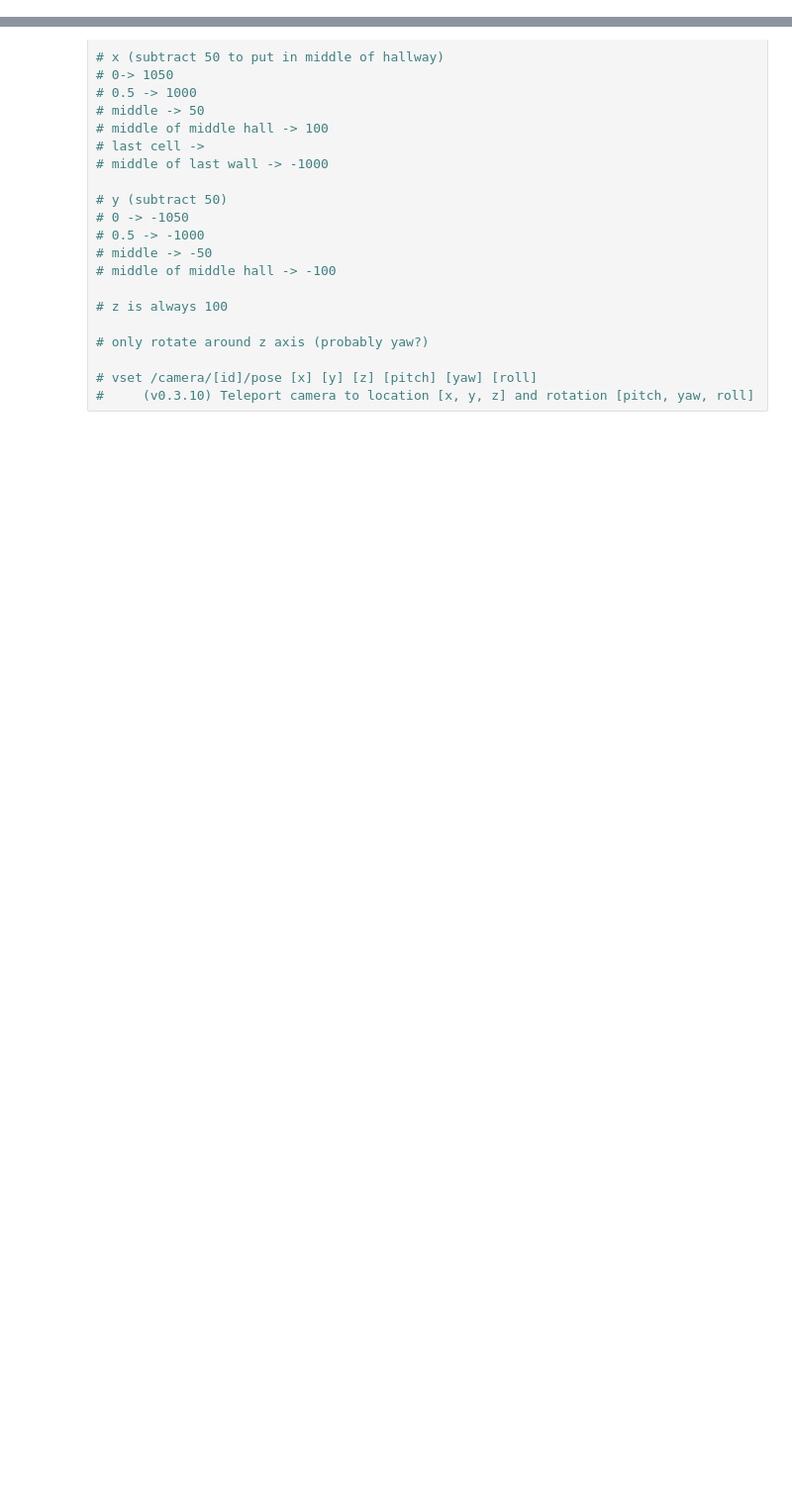
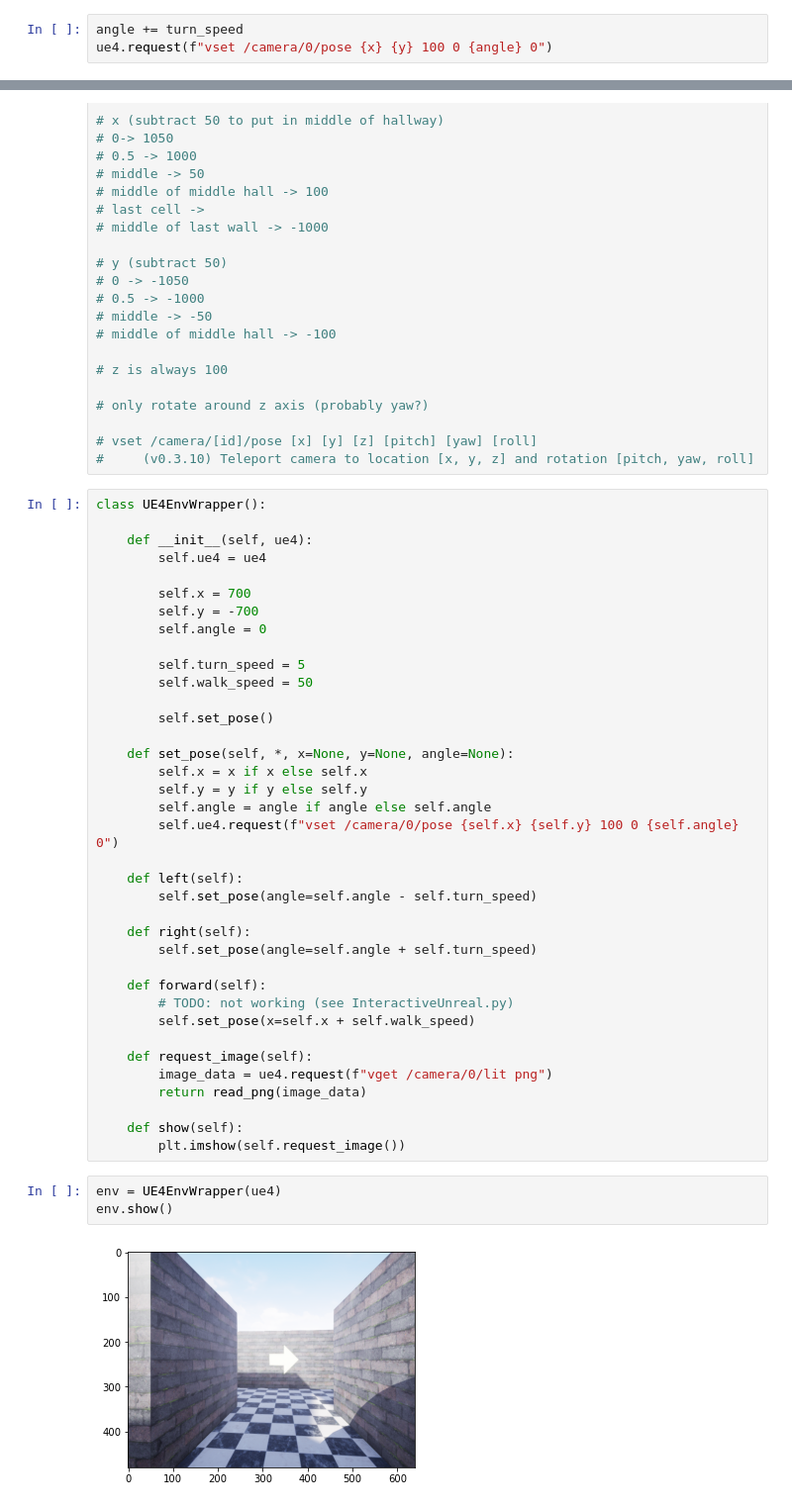
Before and after one commit to anthonyjclark/raycasting-simulation, a Jupyter notebook: UnrealScripts/UnrealCVTest.ipynb, the cells around one changed output, grey strips where cells are left out. Shown at 99% size. Drawn from its saved outputs; the diff is of its cells as text; blank space fills up the shorter version.

Commit message:
Added working unrealcv example.

```diff
--- a/UnrealScripts/UnrealCVTest.ipynb
+++ b/UnrealScripts/UnrealCVTest.ipynb
@@ -25,0 +79,3 @@ ERROR:__init__:336:Can not receive a response from server, timeout after 5.00 se
+# %%
+angle += turn_speed
+ue4.request(f"vset /camera/0/pose {x} {y} 100 0 {angle} 0")
@@ -50,3 +108,45 @@ ERROR:__init__:336:Can not receive a response from server, timeout after 5.00 se
 
 # vset /camera/[id]/pose [x] [y] [z] [pitch] [yaw] [roll]
 #     (v0.3.10) Teleport camera to location [x, y, z] and rotation [pitch, yaw, roll]
+# %%
+class UE4EnvWrapper():
+
+    def __init__(self, ue4):
+        self.ue4 = ue4
+
+        self.x = 700
+        self.y = -700
+        self.angle = 0
+
+        self.turn_speed = 5
+        self.walk_speed = 50
+
+        self.set_pose()
+
+    def set_pose(self, *, x=None, y=None, angle=None):
+        self.x = x if x else self.x
+        self.y = y if y else self.y
+        self.angle = angle if angle else self.angle
+        self.ue4.request(f"vset /camera/0/pose {self.x} {self.y} 100 0 {self.angle} 0")
+
+    def left(self):
+        self.set_pose(angle=self.angle - self.turn_speed)
+
+    def right(self):
+        self.set_pose(angle=self.angle + self.turn_speed)
+
+    def forward(self):
+        # TODO: not working (see InteractiveUnreal.py)
+        self.set_pose(x=self.x + self.walk_speed)
+
+    def request_image(self):
+        image_data = ue4.request(f"vget /camera/0/lit png")
+        return read_png(image_data)
+
+    def show(self):
+        plt.imshow(self.request_image())
+# %%
+env = UE4EnvWrapper(ue4)
+env.show()
+# %% [output]
+[figure, added]
```
Also changed, not shown: parts of 13 cells of this notebook, 1 other file.
